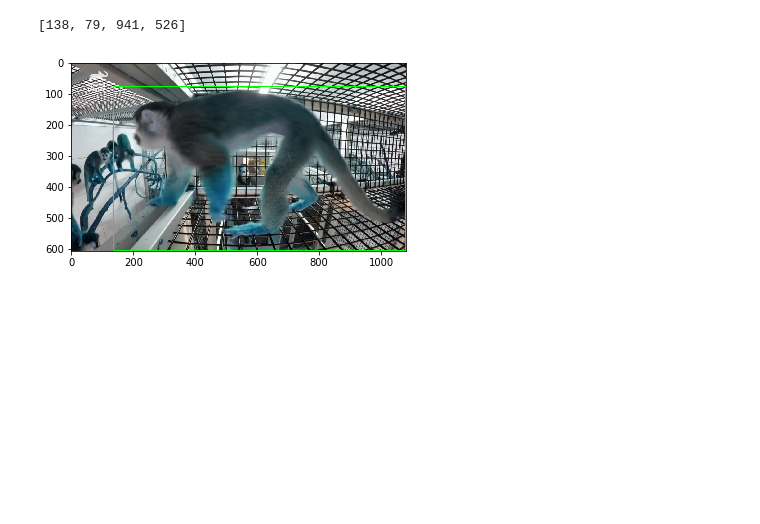
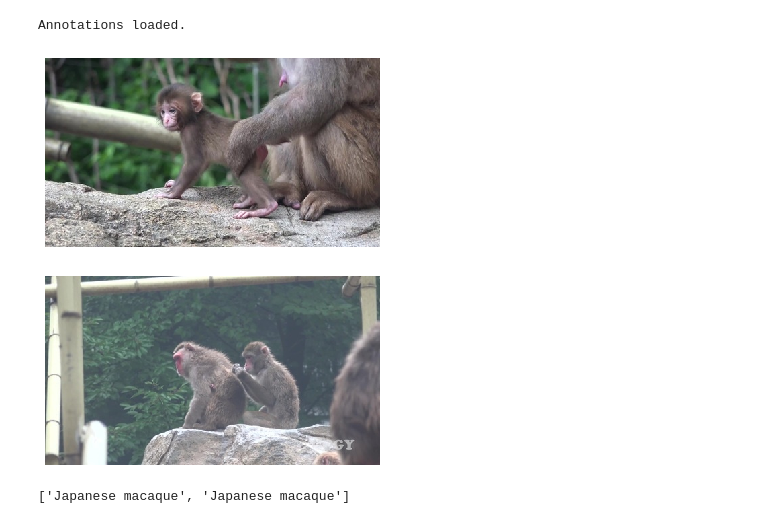
Before and after one commit to yaoxx340/MonkeyDataset, a Jupyter notebook: AnnotationDemo.ipynb, the cells around one changed output. Saved outputs shown, nothing was run; the diff lists cells and outputs as text; code cells hidden in the pictures; blank space fills up the shorter version.

```diff
--- a/AnnotationDemo.ipynb
+++ b/AnnotationDemo.ipynb
@@ -35,13 +8,30 @@ plt.show()
-# %%
-# The bounding box of the monkey [x1, y1, width, height]
-ann['bbox']
-# %% [output]
-[138, 79, 941, 526]
-# %%
-# Draw the bounding box
-bbox = ann['bbox']
-im = DrawBBox(bbox[0], bbox[1], bbox[2], bbox[3], cv2.imread(img), thickness=2)
-plt.imshow(im)
-plt.show()
-# %% [output]
-[figure, removed]
+# %%
+# dataset images directory
+root = 'D:/Research/WebMonkey/'
+# json annotation file
+js = 'E:/Challenges/data/train.json'
+# %%
+# load monkey dataset
+op = OpenMonkey(js, root)
+# %% [output]
+Annotations loaded.
+# %%
+# Each instance in this dataset has a unique id. For example, to visualize the annotations of id 34 and 84
+ids = [34, 84]
+
+# Load the paths of images which have id 34 and 84.
+imgs = op.loadImgs(ids)
+
+# Load the corresponding bounding boxes (x1, y1, w, h).
+bboxs =  op.loadBbox(ids)
+
+# Load the corresponding annotations.
+anns = op.loadAnns(ids)
+# %%
+# Display the image and monkey species
+op.showImgs(imgs)
+op.loadSpecsNames(ids)
+# %% [output]
+[figure, added]
+[figure, added]
+['Japanese macaque', 'Japanese macaque']
```
Also changed, not shown: parts of 10 cells of this notebook.
